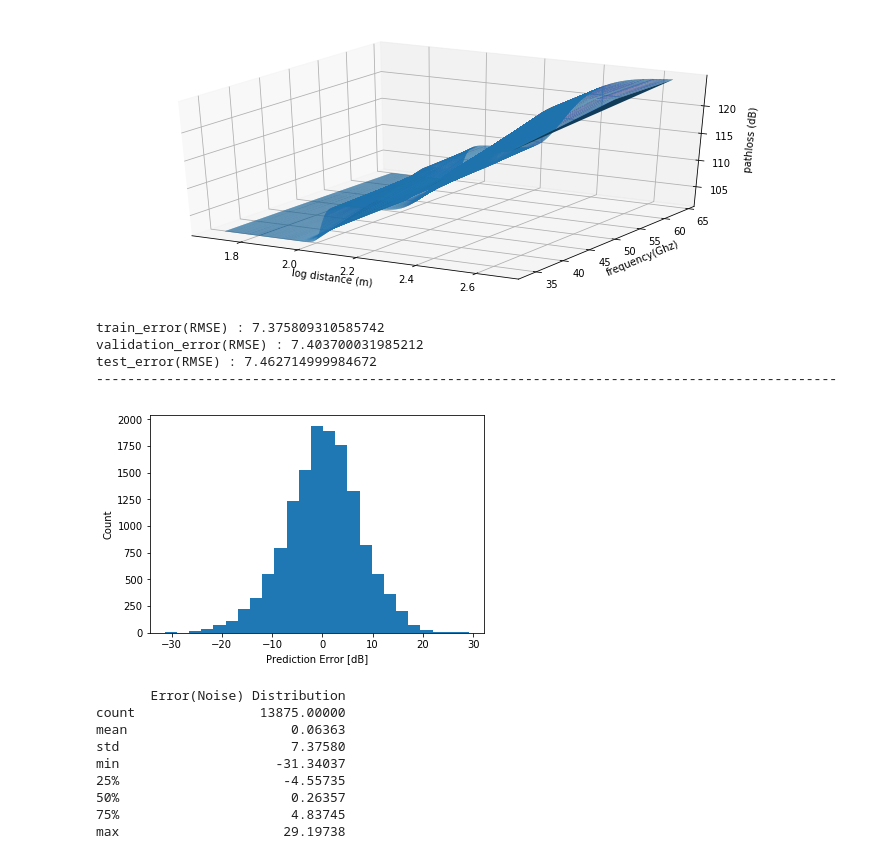
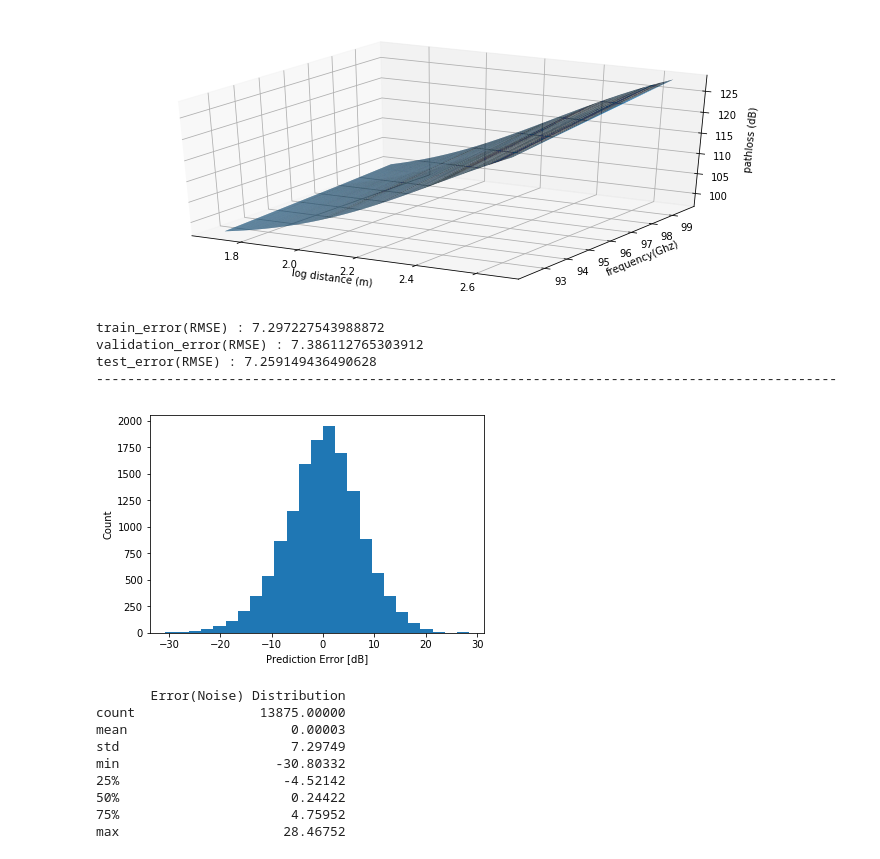
Before and after one commit to chanship72/pathloss, a Jupyter notebook: comb_regression.ipynb, the cells around one changed output. Drawn from its saved outputs; the diff is of its cells as text; code cells hidden in the pictures.

```diff
--- a/comb_regression.ipynb
+++ b/comb_regression.ipynb
@@ -18,9 +18,9 @@ from MLP.utils import data_loader_pathloss, describeData, data_loader_pathloss_w
 pd.set_option('display.max_rows', 999)
 pd.set_option('precision', 5)
 # %%
-X_train_bh_34, y_train_bh_34, X_val_bh_34, y_val_bh_34, X_test_bh_34, y_test_bh_34 = data_loader_pathloss_with_freq('../data/PLdata_bh_34.mat', 34)
-X_train_bh_53, y_train_bh_53, X_val_bh_53, y_val_bh_53, X_test_bh_53, y_test_bh_53 = data_loader_pathloss_with_freq('../data/PLdata_bh_53.mat', 53)
-X_train_bh_64, y_train_bh_64, X_val_bh_64, y_val_bh_64, X_test_bh_64, y_test_bh_64 = data_loader_pathloss_with_freq('../data/PLdata_bh_64.mat', 64)
+X_train_bh_34, y_train_bh_34, X_val_bh_34, y_val_bh_34, X_test_bh_34, y_test_bh_34 = data_loader_pathloss_with_freq('../data/PLdata_bh_34.mat', 26.16 * np.log10(3400))
+X_train_bh_53, y_train_bh_53, X_val_bh_53, y_val_bh_53, X_test_bh_53, y_test_bh_53 = data_loader_pathloss_with_freq('../data/PLdata_bh_53.mat', 26.16 * np.log10(5300))
+X_train_bh_64, y_train_bh_64, X_val_bh_64, y_val_bh_64, X_test_bh_64, y_test_bh_64 = data_loader_pathloss_with_freq('../data/PLdata_bh_64.mat', 26.16 * np.log10(6400))
 
 X_train_bh = np.concatenate((X_train_bh_34, X_train_bh_53), axis=0)
 y_train_bh = np.concatenate((y_train_bh_34, y_train_bh_53),axis=0)
@@ -37,9 +37,9 @@ y_test_bh = np.concatenate((y_test_bh_34, y_test_bh_53),axis=0)
 X_test_bh = np.concatenate((X_test_bh, X_test_bh_64), axis=0)
 y_test_bh = np.concatenate((y_test_bh, y_test_bh_64),axis=0)
 
-X_train_ma_34, y_train_ma_34, X_val_ma_34, y_val_ma_34, X_test_ma_34, y_test_ma_34 = data_loader_pathloss_with_freq('../data/PLdata_ma_34.mat', 34)
-X_train_ma_53, y_train_ma_53, X_val_ma_53, y_val_ma_53, X_test_ma_53, y_test_ma_53 = data_loader_pathloss_with_freq('../data/PLdata_ma_53.mat', 53)
-X_train_ma_64, y_train_ma_64, X_val_ma_64, y_val_ma_64, X_test_ma_64, y_test_ma_64 = data_loader_pathloss_with_freq('../data/PLdata_ma_64.mat', 64)
+X_train_ma_34, y_train_ma_34, X_val_ma_34, y_val_ma_34, X_test_ma_34, y_test_ma_34 = data_loader_pathloss_with_freq('../data/PLdata_ma_34.mat', 26.16 * np.log10(3400))
+X_train_ma_53, y_train_ma_53, X_val_ma_53, y_val_ma_53, X_test_ma_53, y_test_ma_53 = data_loader_pathloss_with_freq('../data/PLdata_ma_53.mat', 26.16 * np.log10(5300))
+X_train_ma_64, y_train_ma_64, X_val_ma_64, y_val_ma_64, X_test_ma_64, y_test_ma_64 = data_loader_pathloss_with_freq('../data/PLdata_ma_64.mat', 26.16 * np.log10(6400))
 
 X_train_ma = np.concatenate((X_train_ma_34, X_train_ma_53), axis=0)
 y_train_ma = np.concatenate((y_train_ma_34, y_train_ma_53),axis=0)
@@ -56,7 +56,7 @@ y_test_ma = np.concatenate((y_test_ma_34, y_test_ma_53),axis=0)
 X_test_ma = np.concatenate((X_test_ma, X_test_ma_64), axis=0)
 y_test_ma = np.concatenate((y_test_ma, y_test_ma_64),axis=0)
 # %%
-model = mlp_regression(X_train_bh, y_train_bh, (60,60,60,60,60,60), 'relu', 'lbfgs')
+model = mlp_regression(X_train_bh, y_train_bh, (60), 'relu', 'lbfgs')
 
 # mlp_prediction_error(model, X, Y)
 rmse = mlp_prediction_error(model, X_train_bh, y_train_bh)
@@ -89,5 +89,5 @@ max                     28.65682
 # %%
-model = mlp_regression(X_train_bh, y_train_bh, (60,60,60,60,60,60), 'logistic', 'lbfgs')
+model = mlp_regression(X_train_bh, y_train_bh, (60), 'logistic', 'lbfgs')
 
 # mlp_prediction_error(model, X, Y)
 rmse = mlp_prediction_error(model, X_train_bh, y_train_bh)
@@ -118,30 +118,30 @@ max                     28.52315
 # %%
-model = mlp_regression(X_train_bh, y_train_bh, (60,60,60,60,60,60), 'tanh', 'lbfgs')
+model = mlp_regression(X_train_bh, y_train_bh, (60), 'tanh', 'lbfgs')
 
 # mlp_prediction_error(model, X, Y)
 rmse = mlp_prediction_error(model, X_train_bh, y_train_bh)
 
 # mlp_train_graph(model, X, Y, activation, loss, rmse)
 mlp_train_3d_graph(model,X_train_bh, y_train_bh)
 print("train_error(RMSE) : " + str(mlp_prediction_error(model, X_train_bh, y_train_bh)))
 print("validation_error(RMSE) : " + str(mlp_prediction_error(model, X_val_bh, y_val_bh)))
 print("test_error(RMSE) : " + str(mlp_prediction_error(model, X_test_bh, y_test_bh)))
 print("-----------------------------------------------------------------------------------------------")
 errorDist(mlp_prediction(model, X_train_bh), y_train_bh)
 # %% [output]
-[figure, old version]
+[figure, new version]
-train_error(RMSE) : 7.375809310585742
-validation_error(RMSE) : 7.403700031985212
-test_error(RMSE) : 7.462714999984672
+train_error(RMSE) : 7.297227543988872
+validation_error(RMSE) : 7.386112765303912
+test_error(RMSE) : 7.259149436490628
 -----------------------------------------------------------------------------------------------
-[figure, old version]
+[figure, new version]
        Error(Noise) Distribution
 count                13875.00000
-mean                     0.06363
-std                      7.37580
-min                    -31.34037
-25%                     -4.55735
-50%                      0.26357
-75%                      4.83745
-max                     29.19738
+mean                     0.00003
+std                      7.29749
+min                    -30.80332
+25%                     -4.52142
+50%                      0.24422
+75%                      4.75952
+max                     28.46752
 # %%
```
Also changed, not shown: parts of 5 cells of this notebook.
